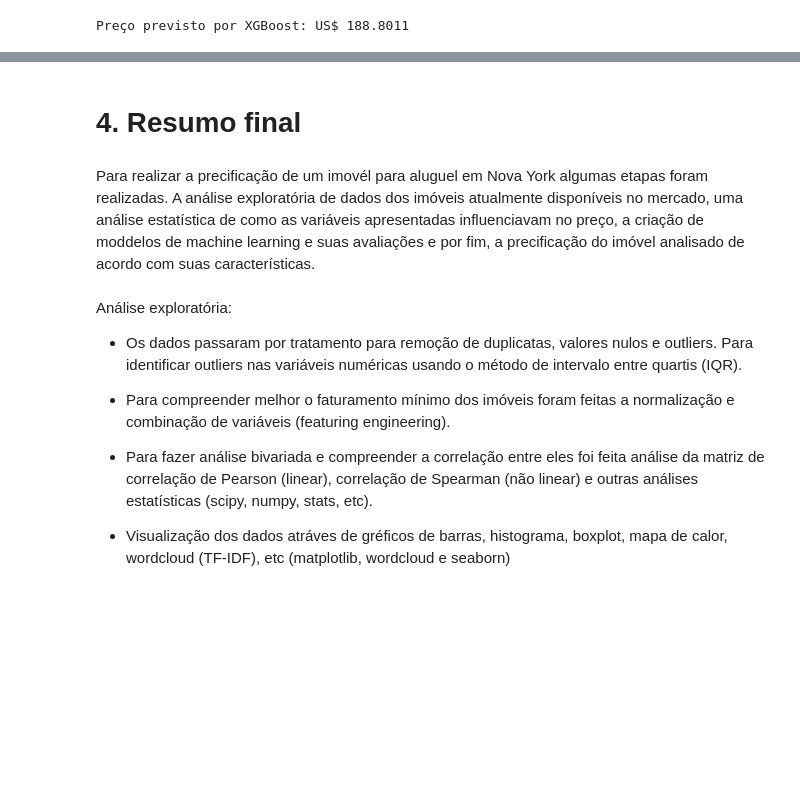
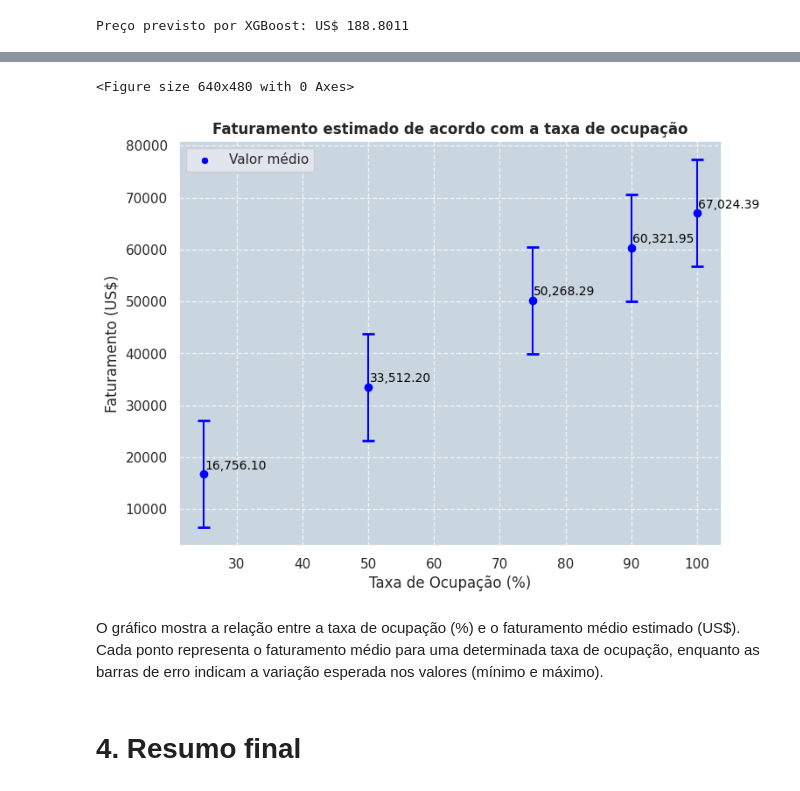
Before and after one commit to apfreirea/case-precificacao-imovel, a Jupyter notebook: case-precificacao.ipynb, the cells around one changed output, grey strips where cells are left out. Cells and saved outputs as stored; diff of their text form; code cells hidden in the pictures; blank space fills up the shorter version.

```diff
--- a/case-precificacao.ipynb
+++ b/case-precificacao.ipynb
@@ -1591,0 +1638,3 @@ Ocupação de 100%: US$ 67024.39
+# %%
+# calculando a taxa para a com os resultados de xgboost
+faixa_faturamento_anual, df_fat = faixa_faturamento_anual(preco_previsto=preco_xgb,dias_disponiveis=355,erro_medio_absoluto=mae_xgb)
@@ -1592,14 +1651,45 @@ Ocupação de 100%: US$ 67024.39
+# %%
+# Estilo de gráfico
+sns.set(style="darkgrid")
+sns.despine()
+
+
+# erro acumulado
+erro_acumulado_mae = np.full(len(df_fat), 355 * mae_xgb)  # Garantir array do mesmo tamanho
+
+plt.figure(figsize=(8,6))
+
+# dispersão com barras de erro
+sns.scatterplot(x=df_fat['taxas_ocupacao'] * 100,
+                y=df_fat['faturamento_medio'],
+                color='blue', label="Faturamento Médio")
+
+
+plt.errorbar(df_fat['taxas_ocupacao'] * 100,
+             df_fat['faturamento_medio'],
+             yerr=erro_acumulado_mae,
+             fmt='o', capsize=5, capthick=2, elinewidth=1.5, color='blue')
+
+# Valores no gráfico
+for i, txt in enumerate(df_fat['faturamento_medio']):
+    plt.annotate(f"{txt:,.02f}",
+                 (df_fat['taxas_ocupacao'].iloc[i] * 100, df_fat['faturamento_medio'].iloc[i]),
+                 textcoords="offset points",
+                 xytext=(1,7),
+                 ha='left', va='center', fontsize=10, color='black')
+
+plt.xlabel("Taxa de Ocupação (%)")
+plt.ylabel("Faturamento (US$)")
+plt.legend(["Valor médio"])
+plt.title("Faturamento estimado de acordo com a taxa de ocupação", fontweight='bold')
+plt.gca().set_facecolor('#c9d6df')
+plt.grid(True, linestyle='--', alpha=0.7)
+plt.savefig('./imagens/faturamento_final.png')
+plt.show()
+# %% [output]
+<Figure size 640x480 with 0 Axes>
+[figure, added]
+# %% [markdown]
+O gráfico mostra a relação entre a taxa de ocupação (%) e o faturamento médio estimado (US$). Cada ponto representa o faturamento médio para uma determinada taxa de ocupação, enquanto as barras de erro indicam a variação esperada nos valores (mínimo e máximo).
 # %% [markdown]
 # 4. Resumo final
-# %% [markdown]
-Para realizar a precificação de um imovél para aluguel em Nova York algumas etapas foram realizadas. A análise exploratória de dados dos imóveis atualmente disponíveis no mercado, uma análise estatística de como as variáveis apresentadas influenciavam no preço, a criação de moddelos de machine learning e suas avaliações e por fim, a precificação do imóvel analisado de acordo com suas características.
-# %% [markdown]
-Análise exploratória:
-
-- Os dados passaram por tratamento para remoção de duplicatas, valores nulos e outliers. Para identificar outliers nas variáveis numéricas usando o método de intervalo entre quartis (IQR).
-
-- Para compreender melhor o faturamento mínimo dos imóveis foram feitas a normalização e combinação de variáveis (featuring engineering).
-
-- Para fazer análise bivariada e compreender a correlação entre eles foi feita análise da matriz de correlação de Pearson (linear), correlação de Spearman (não linear) e outras análises estatísticas (scipy, numpy, stats, etc).
-
-- Visualização dos dados atráves de gréficos de barras, histograma, boxplot, mapa de calor, wordcloud (TF-IDF), etc (matplotlib, wordcloud e seaborn)
```
Also changed, not shown: parts of 66 cells of this notebook.
